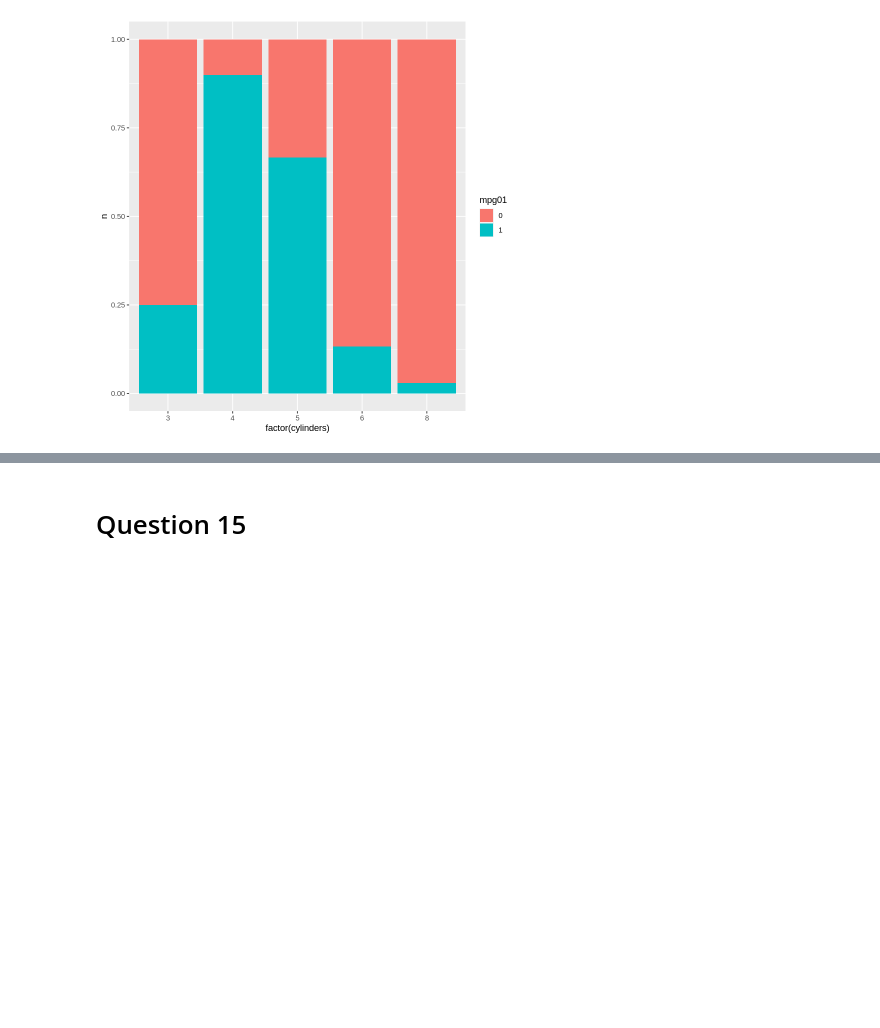
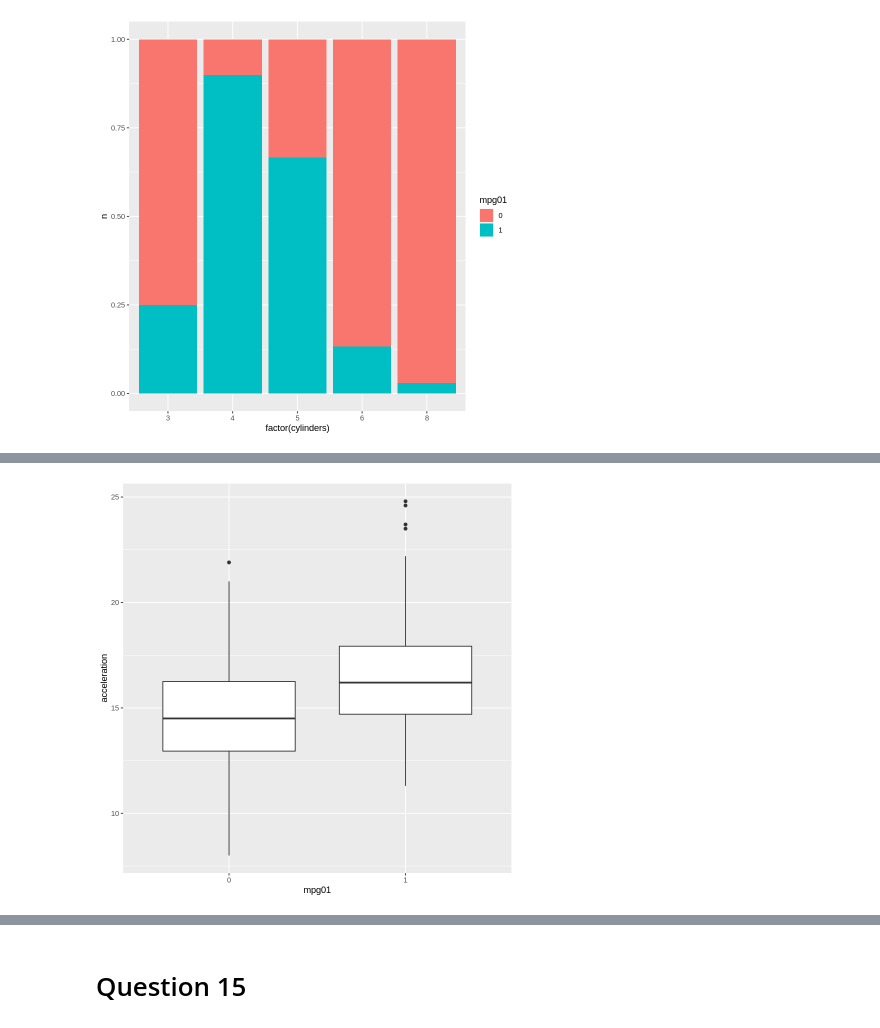
Before and after one commit to rrdepaula/Data_Science, a Jupyter notebook: Applied_Exercises_Ch_4_ISLR2_Ramon_de_Paula.ipynb, the cells around one changed output, grey strips where cells are left out. Saved outputs shown, nothing was run; the diff lists cells and outputs as text; code cells hidden in the pictures; blank space fills up the shorter version.

```diff
--- a/Applied_Exercises_Ch_4_ISLR2_Ramon_de_Paula.ipynb
+++ b/Applied_Exercises_Ch_4_ISLR2_Ramon_de_Paula.ipynb
@@ -706,0 +346,4 @@ Auto %>%
+# %%
+qplot(mpg01, acceleration, data = Auto, geom = "boxplot")
+# %% [output]
+[figure, added]
```
Also changed, not shown: parts of 71 cells of this notebook.
